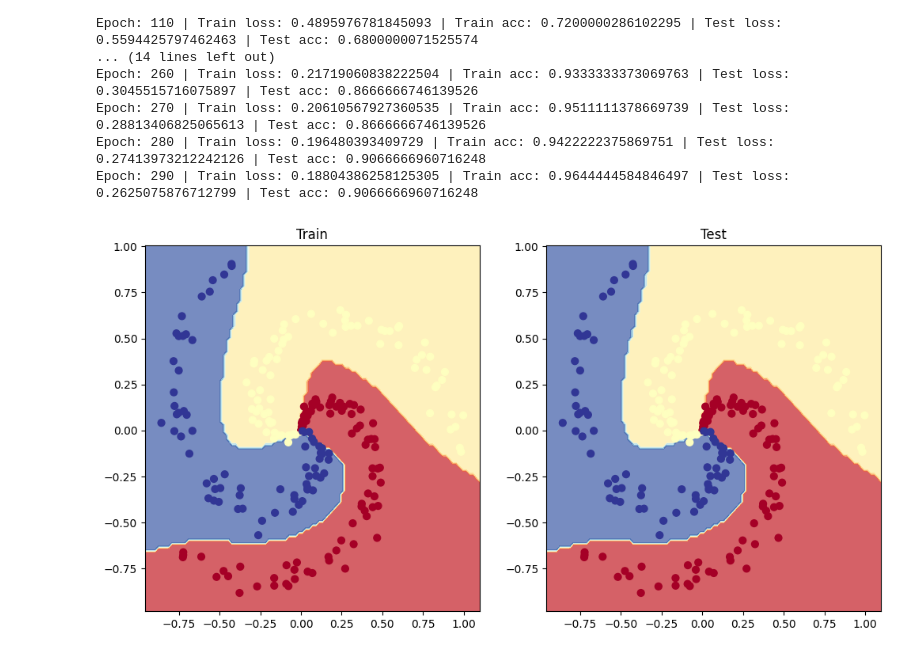
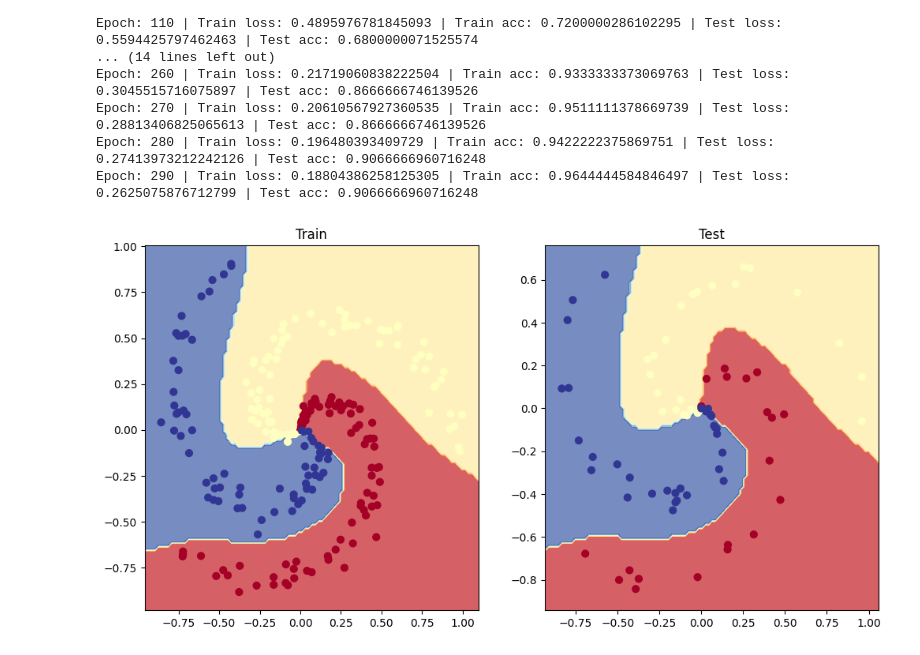
Before and after one commit to KrisBold12/pytorch-deep-learning, a Jupyter notebook: 02_pytorch_classification.ipynb, the cells around one changed output. Drawn from its saved outputs; the diff is of its cells as text; code cells hidden in the pictures.

```diff
--- a/02_pytorch_classification.ipynb
+++ b/02_pytorch_classification.ipynb
@@ -1295,11 +1301,11 @@ Epoch: 290 | Train loss: 0.18804386258125305 | Train acc: 0.9644444584846497 | T
 # %%
 plt.figure(figsize=(12, 6))
 plt.subplot(1, 2, 1)
 plt.title('Train')
 plot_decision_boundary(model_6, X_train, y_train)
 
 plt.subplot(1, 2, 2)
 plt.title('Test')
-plot_decision_boundary(model_6, X_train, y_train)
+plot_decision_boundary(model_6, X_test, y_test)
 # %% [output]
-[figure, old version]
+[figure, new version]
```
Also changed, not shown: parts of 7 cells of this notebook.
